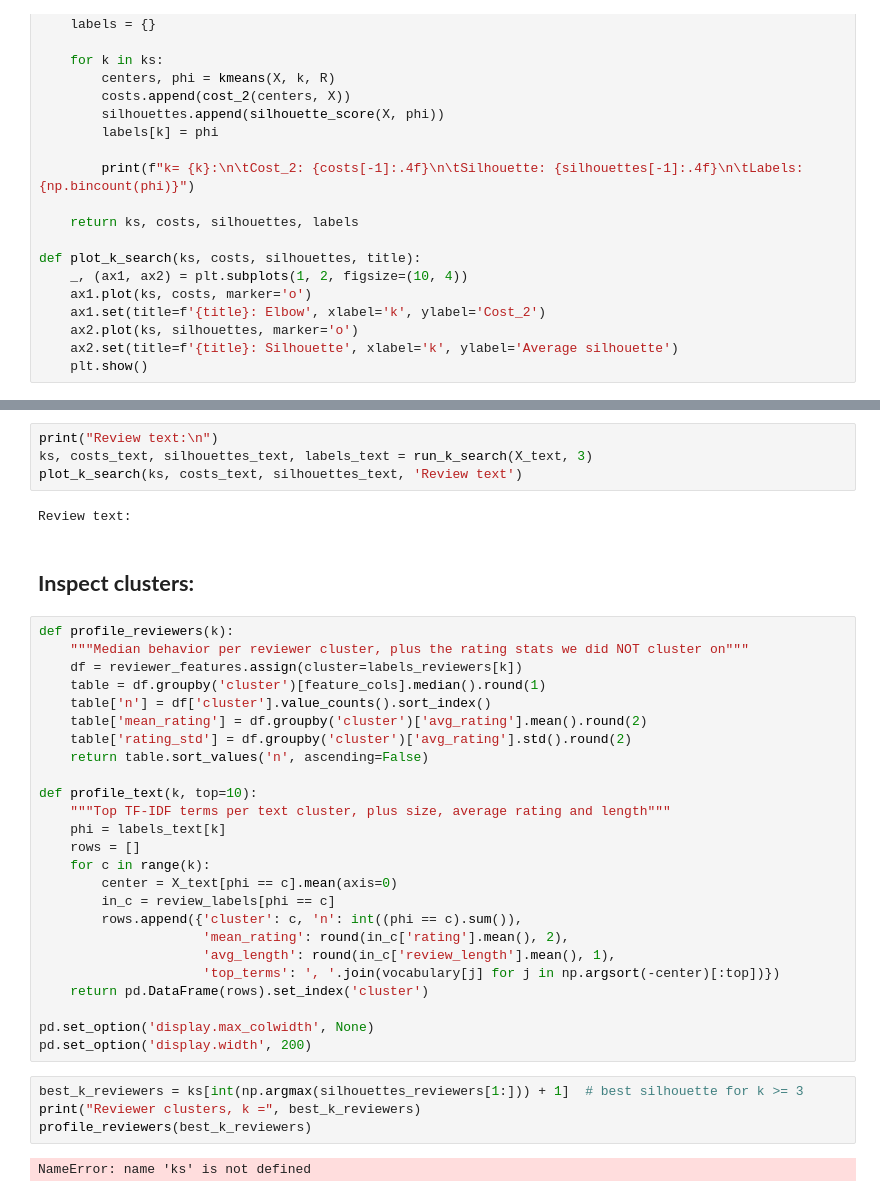
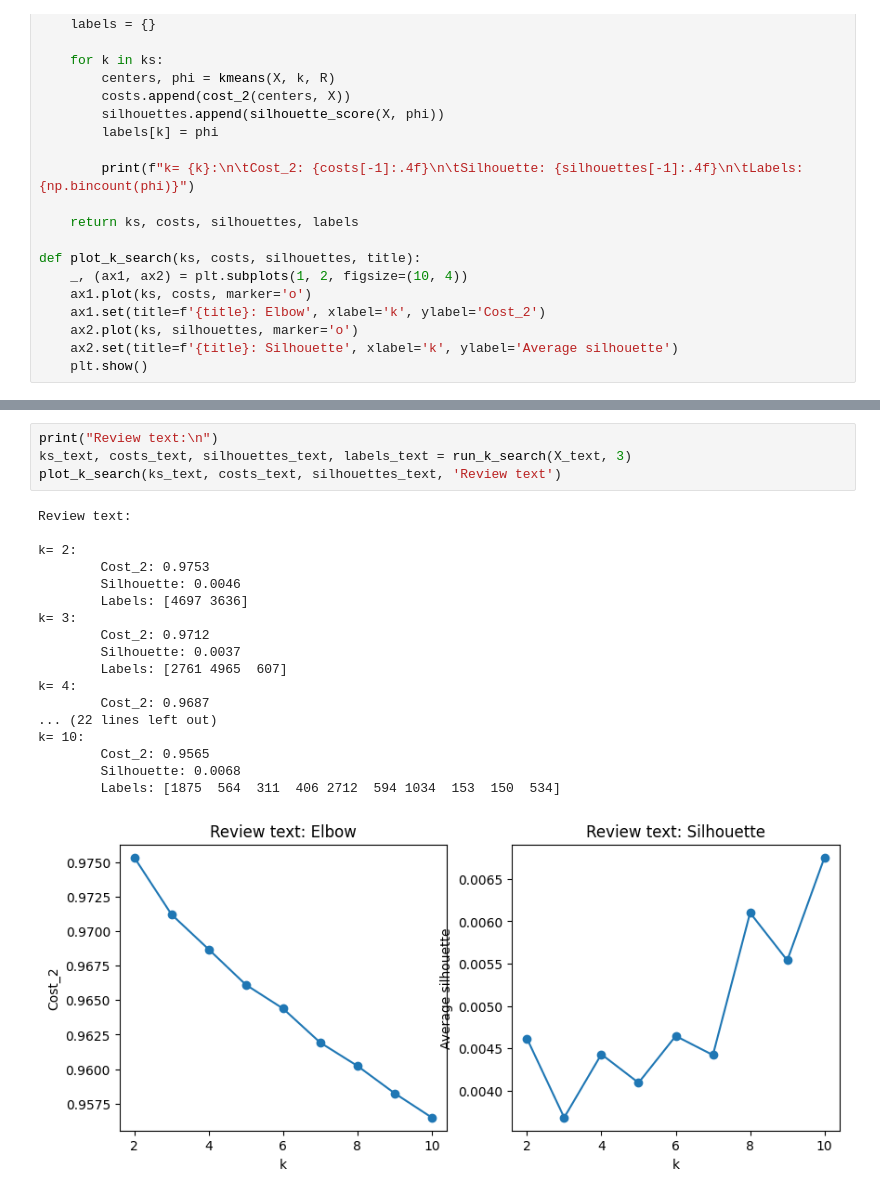
Before and after one commit to cdstrahm/data-mining-final-project, a Jupyter notebook: InitialClusteringExperiment.ipynb, the cells around one changed output, grey strips where cells are left out. Drawn from its saved outputs; the diff is of its cells as text.

```diff
--- a/InitialClusteringExperiment.ipynb
+++ b/InitialClusteringExperiment.ipynb
@@ -240,40 +214,24 @@ k= 10:
 [figure]
 # %%
 print("Review text:\n")
-ks, costs_text, silhouettes_text, labels_text = run_k_search(X_text, 3)
-plot_k_search(ks, costs_text, silhouettes_text, 'Review text')
+ks_text, costs_text, silhouettes_text, labels_text = run_k_search(X_text, 3)
+plot_k_search(ks_text, costs_text, silhouettes_text, 'Review text')
 # %% [output]
 Review text:
+
+k= 2:
+        Cost_2: 0.9753
+        Silhouette: 0.0046
+        Labels: [4697 3636]
+k= 3:
+        Cost_2: 0.9712
+        Silhouette: 0.0037
+        Labels: [2761 4965  607]
+k= 4:
+        Cost_2: 0.9687
+... (22 lines left out)
+k= 10:
+        Cost_2: 0.9565
+        Silhouette: 0.0068
+        Labels: [1875  564  311  406 2712  594 1034  153  150  534]
+[figure, added]
-# %% [markdown]
-## **Inspect clusters:**
-# %%
-def profile_reviewers(k):
-    """Median behavior per reviewer cluster, plus the rating stats we did NOT cluster on"""
-    df = reviewer_features.assign(cluster=labels_reviewers[k])
-    table = df.groupby('cluster')[feature_cols].median().round(1)
-    table['n'] = df['cluster'].value_counts().sort_index()
-    table['mean_rating'] = df.groupby('cluster')['avg_rating'].mean().round(2)
-    table['rating_std'] = df.groupby('cluster')['avg_rating'].std().round(2)
-    return table.sort_values('n', ascending=False)
-
-def profile_text(k, top=10):
-    """Top TF-IDF terms per text cluster, plus size, average rating and length"""
-    phi = labels_text[k]
-    rows = []
-    for c in range(k):
-        center = X_text[phi == c].mean(axis=0)
-        in_c = review_labels[phi == c]
-        rows.append({'cluster': c, 'n': int((phi == c).sum()),
-                     'mean_rating': round(in_c['rating'].mean(), 2),
-                     'avg_length': round(in_c['review_length'].mean(), 1),
-                     'top_terms': ', '.join(vocabulary[j] for j in np.argsort(-center)[:top])})
-    return pd.DataFrame(rows).set_index('cluster')
-
-pd.set_option('display.max_colwidth', None)
-pd.set_option('display.width', 200)
-# %%
-best_k_reviewers = ks[int(np.argmax(silhouettes_reviewers[1:])) + 1]  # best silhouette for k >= 3
-print("Reviewer clusters, k =", best_k_reviewers)
-profile_reviewers(best_k_reviewers)
-# %% [output]
-NameError: name 'ks' is not defined
```
Also changed, not shown: parts of 12 cells of this notebook.
